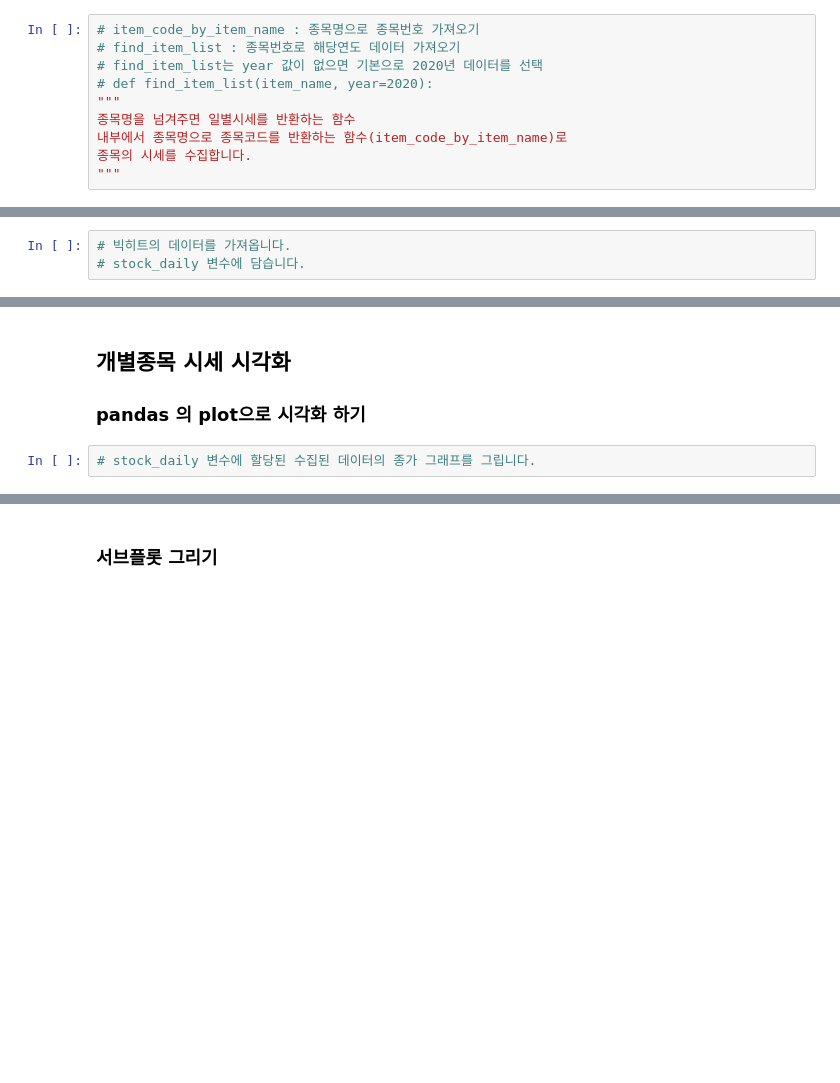
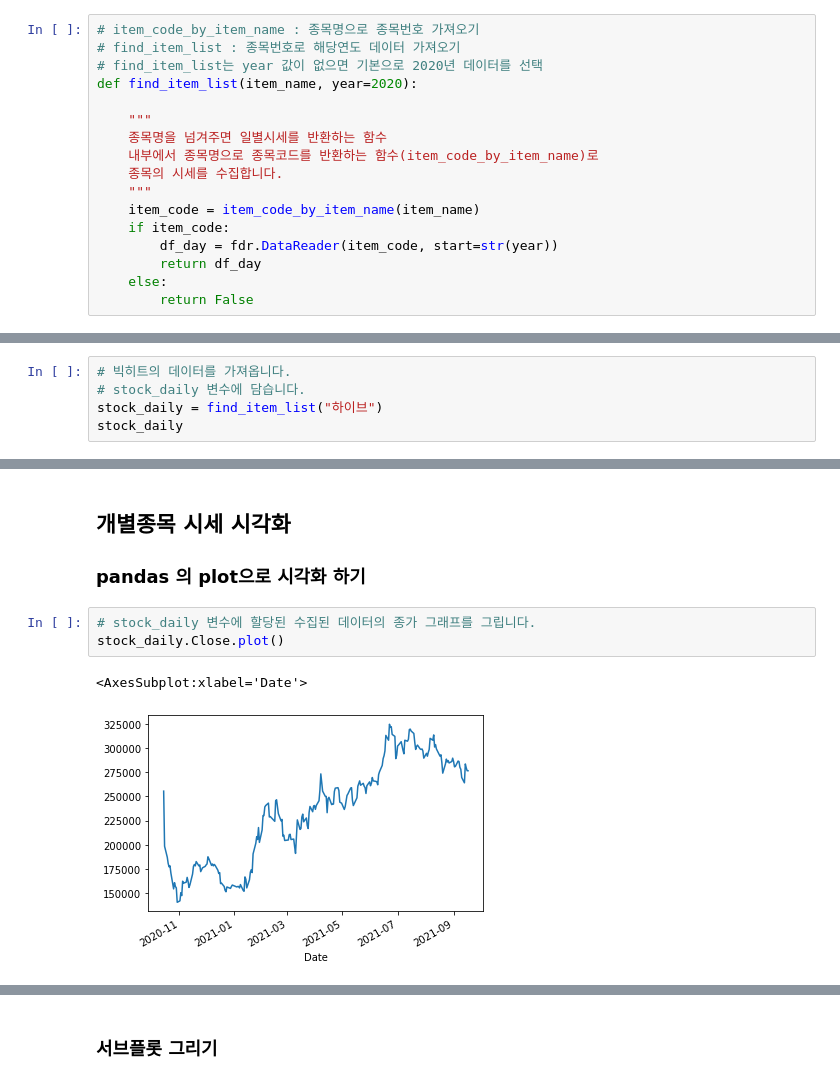
Before and after one commit to Bigdata92/finance-data-analysis-main, a Jupyter notebook: 3.1 FinanceDataReader를 통한 개별종목 수집하기-input.ipynb, the cells around one changed output, grey strips where cells are left out. Drawn from its saved outputs; the diff is of its cells as text; blank space fills up the shorter version.

```diff
--- a/3.1 FinanceDataReader를 통한 개별종목 수집하기-input.ipynb
+++ b/3.1 FinanceDataReader를 통한 개별종목 수집하기-input.ipynb
@@ -149,9 +149,16 @@ fdr.DataReader(item_code_by_item_name("삼성전자"))
 # item_code_by_item_name : 종목명으로 종목번호 가져오기
 # find_item_list : 종목번호로 해당연도 데이터 가져오기
 # find_item_list는 year 값이 없으면 기본으로 2020년 데이터를 선택
-# def find_item_list(item_name, year=2020):
-"""
-종목명을 넘겨주면 일별시세를 반환하는 함수
-내부에서 종목명으로 종목코드를 반환하는 함수(item_code_by_item_name)로
-종목의 시세를 수집합니다.
-"""
+def find_item_list(item_name, year=2020):
+
+    """
+    종목명을 넘겨주면 일별시세를 반환하는 함수
+    내부에서 종목명으로 종목코드를 반환하는 함수(item_code_by_item_name)로
+    종목의 시세를 수집합니다.
+    """
+    item_code = item_code_by_item_name(item_name)
+    if item_code:
+        df_day = fdr.DataReader(item_code, start=str(year))
+        return df_day
+    else:
+        return False
@@ -162,3 +189,5 @@ fdr.DataReader(item_code_by_item_name("삼성전자"))
 # %%
 # 빅히트의 데이터를 가져옵니다.
 # stock_daily 변수에 담습니다.
+stock_daily = find_item_list("하이브")
+stock_daily
@@ -167,5 +211,9 @@ fdr.DataReader(item_code_by_item_name("삼성전자"))
 ### pandas 의 plot으로 시각화 하기
 # %%
 # stock_daily 변수에 할당된 수집된 데이터의 종가 그래프를 그립니다.
+stock_daily.Close.plot()
+# %% [output]
+<AxesSubplot:xlabel='Date'>
+[figure, added]
 # %%
 # 전체 데이터프레임을 plot() 으로 시각화 하면 수치 데이터 전체를 선그래프로 그립니다.
```
Also changed, not shown: parts of 11 cells of this notebook.
